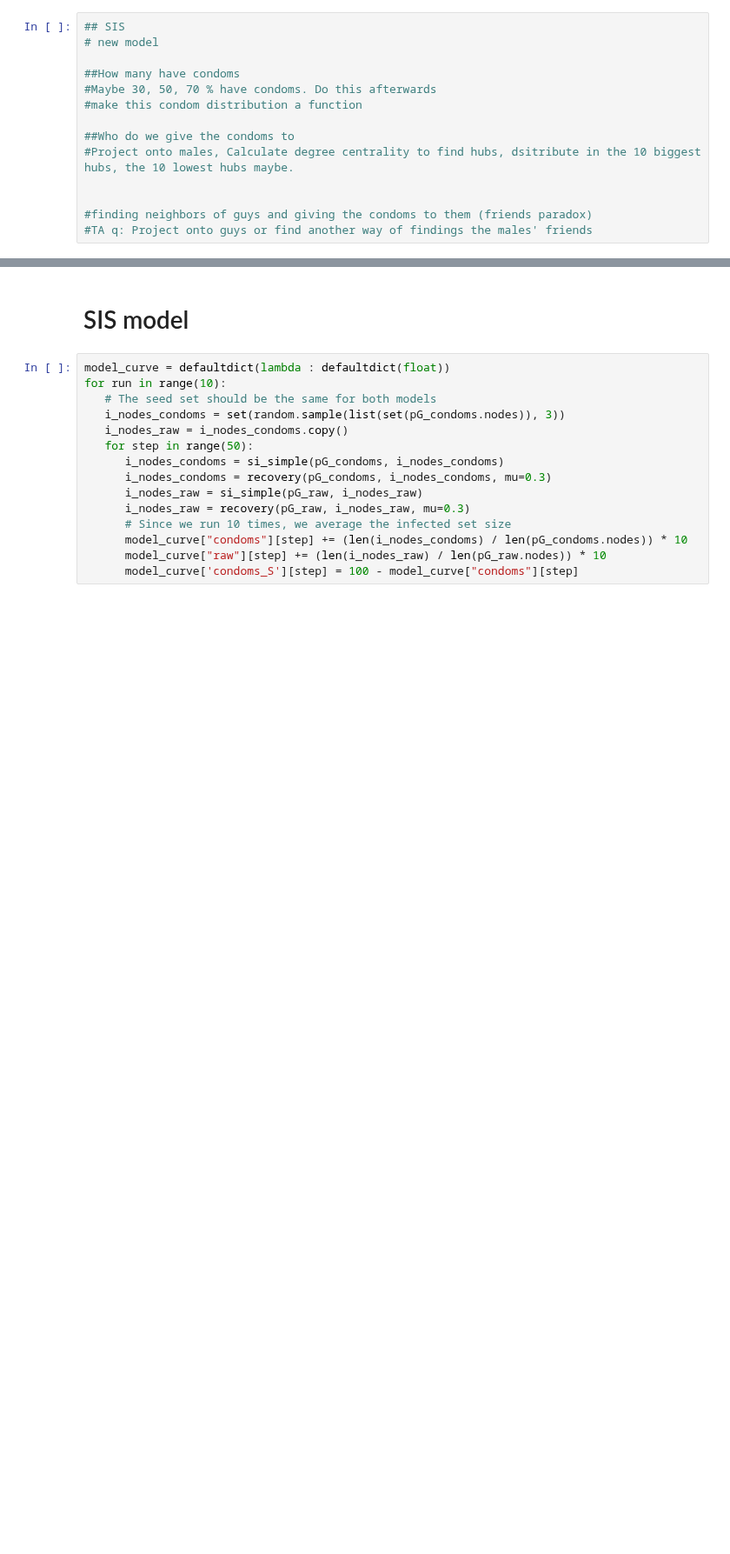
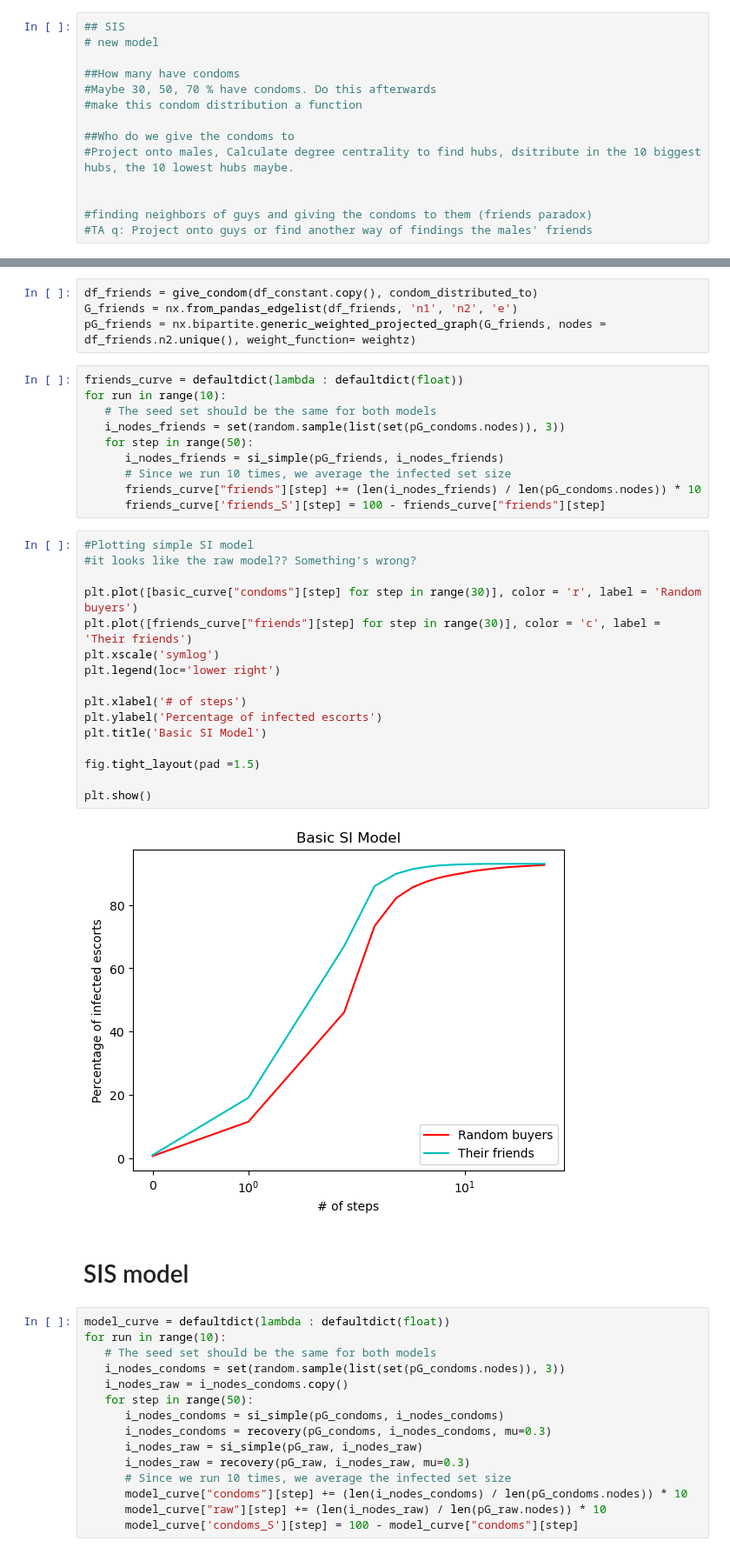
Before and after one commit to rsapeta/Network-Analysis, a Jupyter notebook: Escort/escort_analysis.ipynb, the cells around one changed output, grey strips where cells are left out. Shown at 87% size. Cells and saved outputs as stored; diff of their text form; blank space fills up the shorter version.

Commit message:
incorrect friends paradox

```diff
--- a/Escort/escort_analysis.ipynb
+++ b/Escort/escort_analysis.ipynb
@@ -876,3 +897,35 @@ plt.show()
+# %%
+df_friends = give_condom(df_constant.copy(), condom_distributed_to)
+G_friends = nx.from_pandas_edgelist(df_friends, 'n1', 'n2', 'e')
+pG_friends = nx.bipartite.generic_weighted_projected_graph(G_friends, nodes = df_friends.n2.unique(), weight_function= weightz)
+# %%
+friends_curve = defaultdict(lambda : defaultdict(float))
+for run in range(10):
+   # The seed set should be the same for both models
+   i_nodes_friends = set(random.sample(list(set(pG_condoms.nodes)), 3))
+   for step in range(50):
+      i_nodes_friends = si_simple(pG_friends, i_nodes_friends)
+      # Since we run 10 times, we average the infected set size
+      friends_curve["friends"][step] += (len(i_nodes_friends) / len(pG_condoms.nodes)) * 10
+      friends_curve['friends_S'][step] = 100 - friends_curve["friends"][step]
+# %%
+#Plotting simple SI model
+#it looks like the raw model?? Something's wrong?
+
+plt.plot([basic_curve["condoms"][step] for step in range(30)], color = 'r', label = 'Random buyers')
+plt.plot([friends_curve["friends"][step] for step in range(30)], color = 'c', label = 'Their friends')
+plt.xscale('symlog')
+plt.legend(loc='lower right')
+
+plt.xlabel('# of steps')
+plt.ylabel('Percentage of infected escorts')
+plt.title('Basic SI Model')
+
+fig.tight_layout(pad =1.5)
+
+plt.show()
+# %% [output]
+[figure, added]
 # %% [markdown]
 # SIS model
 # %%
```
Also changed, not shown: parts of 2 cells of this notebook.
